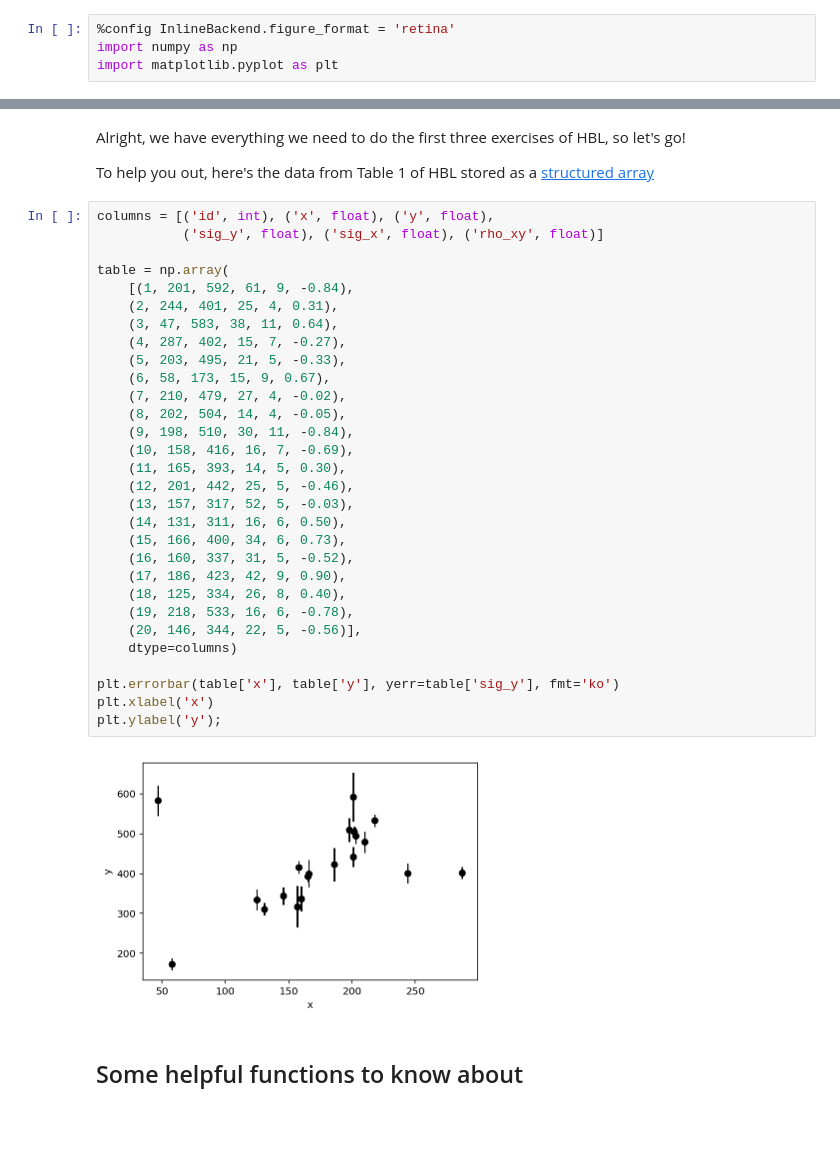
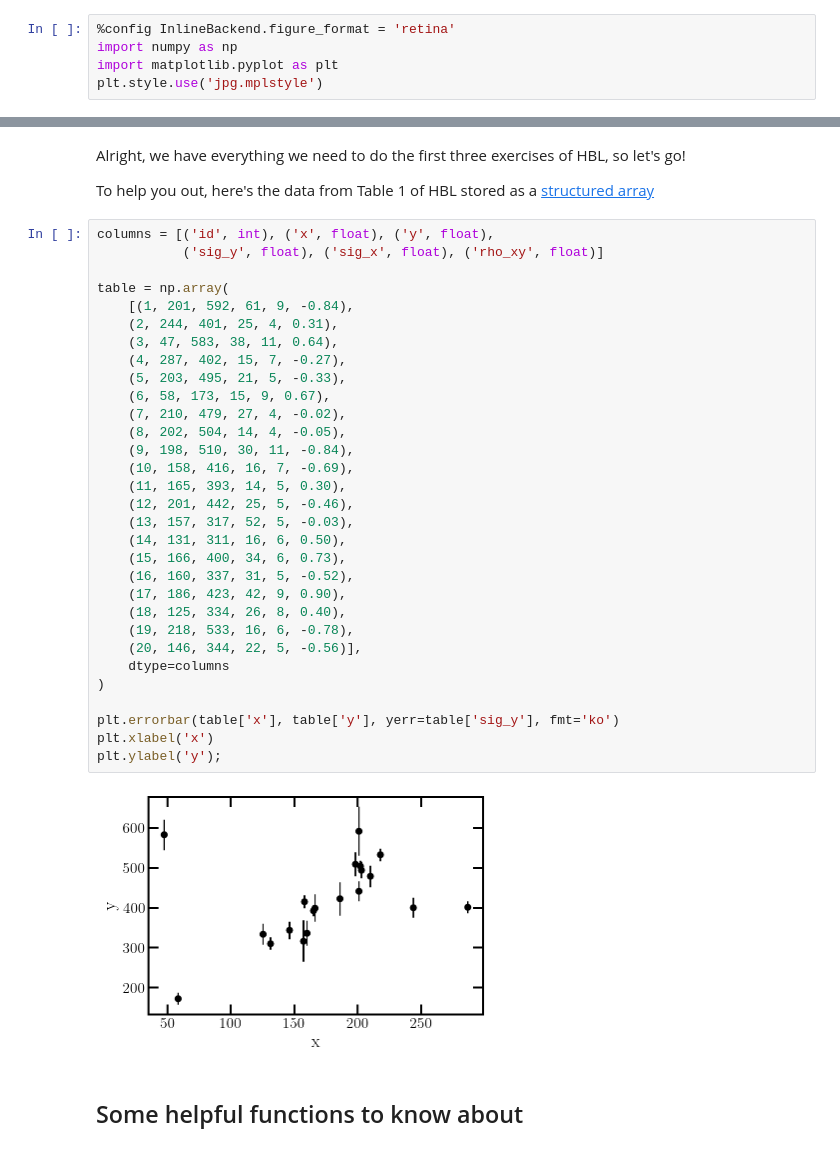
Before and after one commit to HowWeScience/hack-sessions, a Jupyter notebook: fitting-a-line-to-data/E1-E3.ipynb, the cells around one changed output, grey strips where cells are left out. Drawn from its saved outputs; the diff is of its cells as text; blank space fills up the shorter version.

```diff
--- a/fitting-a-line-to-data/E1-E3.ipynb
+++ b/fitting-a-line-to-data/E1-E3.ipynb
@@ -5,6 +5,7 @@
 %config InlineBackend.figure_format = 'retina'
 import numpy as np
 import matplotlib.pyplot as plt
+plt.style.use('jpg.mplstyle')
 # %% [markdown]
 ### Optimizing the objective function with matrix calculus
 
@@ -94,35 +95,36 @@ To help you out, here's the data from Table 1 of HBL stored as a [structured arr
 # %%
 columns = [('id', int), ('x', float), ('y', float),
            ('sig_y', float), ('sig_x', float), ('rho_xy', float)]
 
 table = np.array(
     [(1, 201, 592, 61, 9, -0.84),
     (2, 244, 401, 25, 4, 0.31),
     (3, 47, 583, 38, 11, 0.64),
     (4, 287, 402, 15, 7, -0.27),
     (5, 203, 495, 21, 5, -0.33),
     (6, 58, 173, 15, 9, 0.67),
     (7, 210, 479, 27, 4, -0.02),
     (8, 202, 504, 14, 4, -0.05),
     (9, 198, 510, 30, 11, -0.84),
     (10, 158, 416, 16, 7, -0.69),
     (11, 165, 393, 14, 5, 0.30),
     (12, 201, 442, 25, 5, -0.46),
     (13, 157, 317, 52, 5, -0.03),
     (14, 131, 311, 16, 6, 0.50),
     (15, 166, 400, 34, 6, 0.73),
     (16, 160, 337, 31, 5, -0.52),
     (17, 186, 423, 42, 9, 0.90),
     (18, 125, 334, 26, 8, 0.40),
     (19, 218, 533, 16, 6, -0.78),
     (20, 146, 344, 22, 5, -0.56)],
-    dtype=columns)
+    dtype=columns
+)
 
 plt.errorbar(table['x'], table['y'], yerr=table['sig_y'], fmt='ko')
 plt.xlabel('x')
 plt.ylabel('y');
 # %% [output]
-[figure, old version]
+[figure, new version]
 # %% [markdown]
 ## Some helpful functions to know about
 # %%
```
Also changed, not shown: parts of 9 cells of this notebook, 1 other file.
